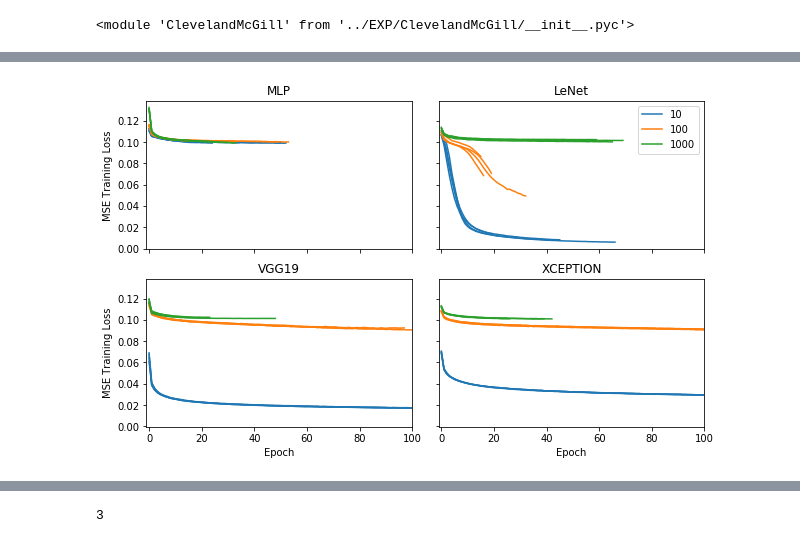
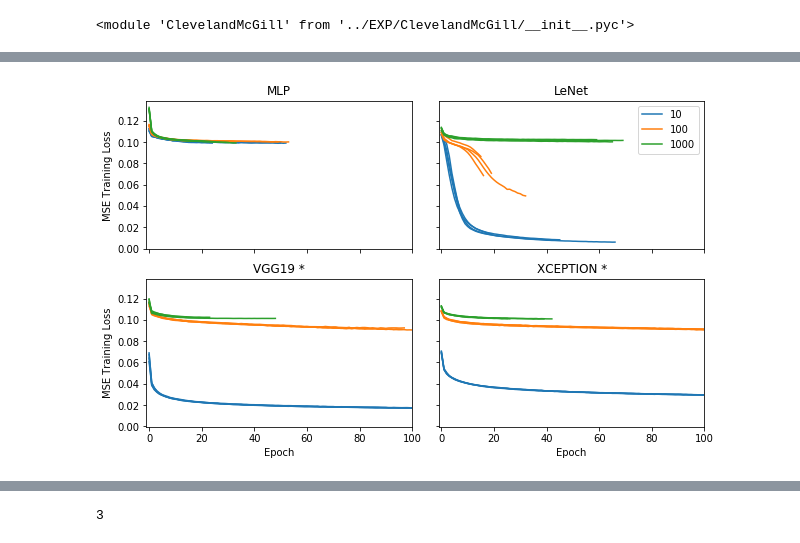
Before and after one commit to Rhoana/perception, a Jupyter notebook: IPY/Weber_Analysis_no_noise.ipynb, the cells around one changed output, grey strips where cells are left out. Cells and saved outputs as stored; diff of their text form; code cells hidden in the pictures.

```diff
--- a/IPY/Weber_Analysis_no_noise.ipynb
+++ b/IPY/Weber_Analysis_no_noise.ipynb
@@ -72,7 +85,7 @@ for a,c_base in enumerate(['10','100','1000']):
 from matplotlib import gridspec
 
 
-classifiers = ['MLP', 'LeNet', 'VGG19', 'XCEPTION']
+classifiers = ['MLP', 'LeNet', 'VGG19 *', 'XCEPTION *']
 
 fig = plt.figure(figsize=(10,6), facecolor='white')
 gs = gridspec.GridSpec(2, 2, width_ratios=[1,1], hspace=.2, wspace=.1)
@@ -95,34 +108,34 @@ for i, c in enumerate(classifiers):
         axes[i] = fig.add_subplot(gs[i], sharey=axes[0], sharex=axes[0])
         plt.ylabel('MSE Training Loss')
         plt.xlabel('Epoch')
     elif i == 3:
         axes[i] = fig.add_subplot(gs[i], sharey=axes[2])
         plt.setp(axes[3].get_yticklabels(), visible=False)
         plt.xlabel('Epoch')
 
     for a,c_base in enumerate(['10','100','1000']):
         for sample in range(len(all_stats[0][0][0])):
 
             loss_for_type = all_stats[a-1][i][0][sample]['loss']
 
             if sample == 0:
                 # only label the first
                 plot(loss_for_type, label=''+c_base, color='C'+str(a))
             else:
                 # but use the same colors for all
                 plot(loss_for_type, color='C'+str(a))
 
 
     plt.xlim(-1,100)
     plt.title(c)
 
 
     if i == 1:
         plt.legend()
 
 plt.savefig('../PAPER/gfx/weber_training_loss_no_noise.pdf', bbox_inches='tight', pad_inches=0)
 # %% [output]
-[figure, old version]
+[figure, new version]
 # %%
 from matplotlib import gridspec
 
```
Also changed, not shown: parts of 3 cells of this notebook, 7 other files.
